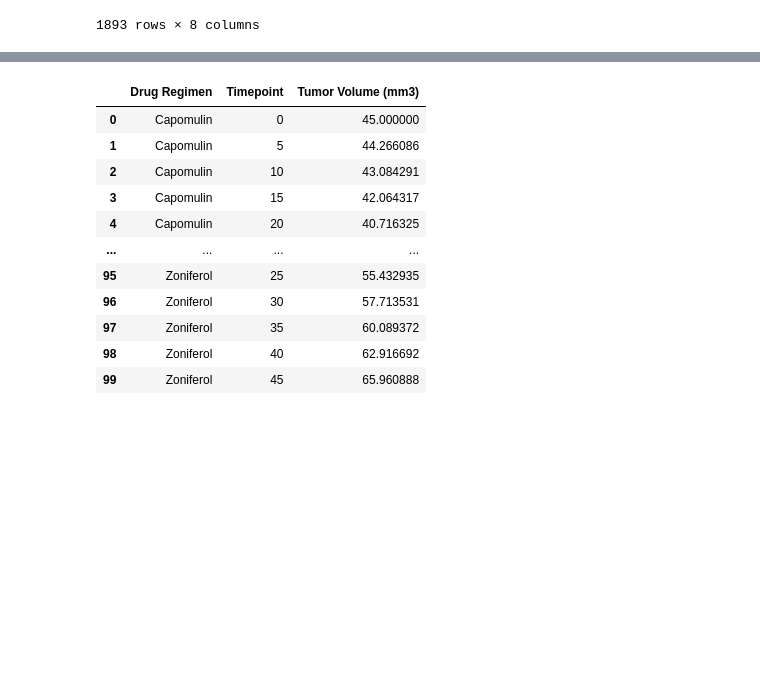
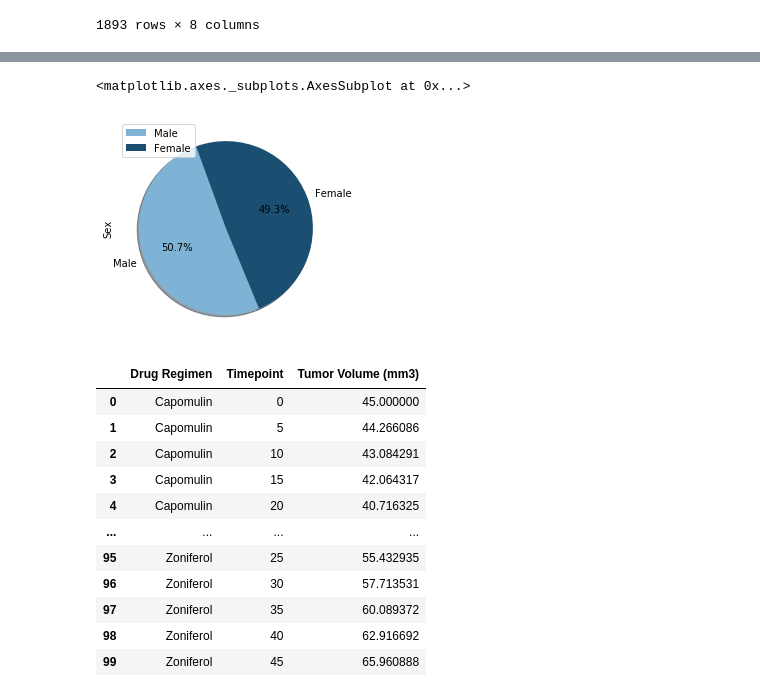
Before and after one commit to Unionindesign/matplotlib-challenge, a Jupyter notebook: pymaceuticals.ipynb, the cells around one changed output, grey strips where cells are left out. Saved outputs shown, nothing was run; the diff lists cells and outputs as text; code cells hidden in the pictures; blank space fills up the shorter version.

```diff
--- a/pymaceuticals.ipynb
+++ b/pymaceuticals.ipynb
@@ -61,3 +118,11 @@ merged_data
+# %%
+# Pie plot using Pandas.plot syntax...not identical but pretty close!
+# TODO hide legend, yAxis title
+pie_plot = mouse_gender.plot.pie(y='Sex', colors=colors, autopct="%1.1f%%", shadow=True, startangle=110)
+pie_plot
+# %% [output]
+<matplotlib.axes._subplots.AxesSubplot at 0x...>
+[figure, added]
 # %%
 # group the data, then get the mean tumor volume for each drup treatment, then convert to df
 mean_tumors = pd.DataFrame(merged_data.groupby(["Drug Regimen", "Timepoint"]).mean()["Tumor Volume (mm3)"])
```
Also changed, not shown: parts of 8 cells of this notebook, 3 other files.
